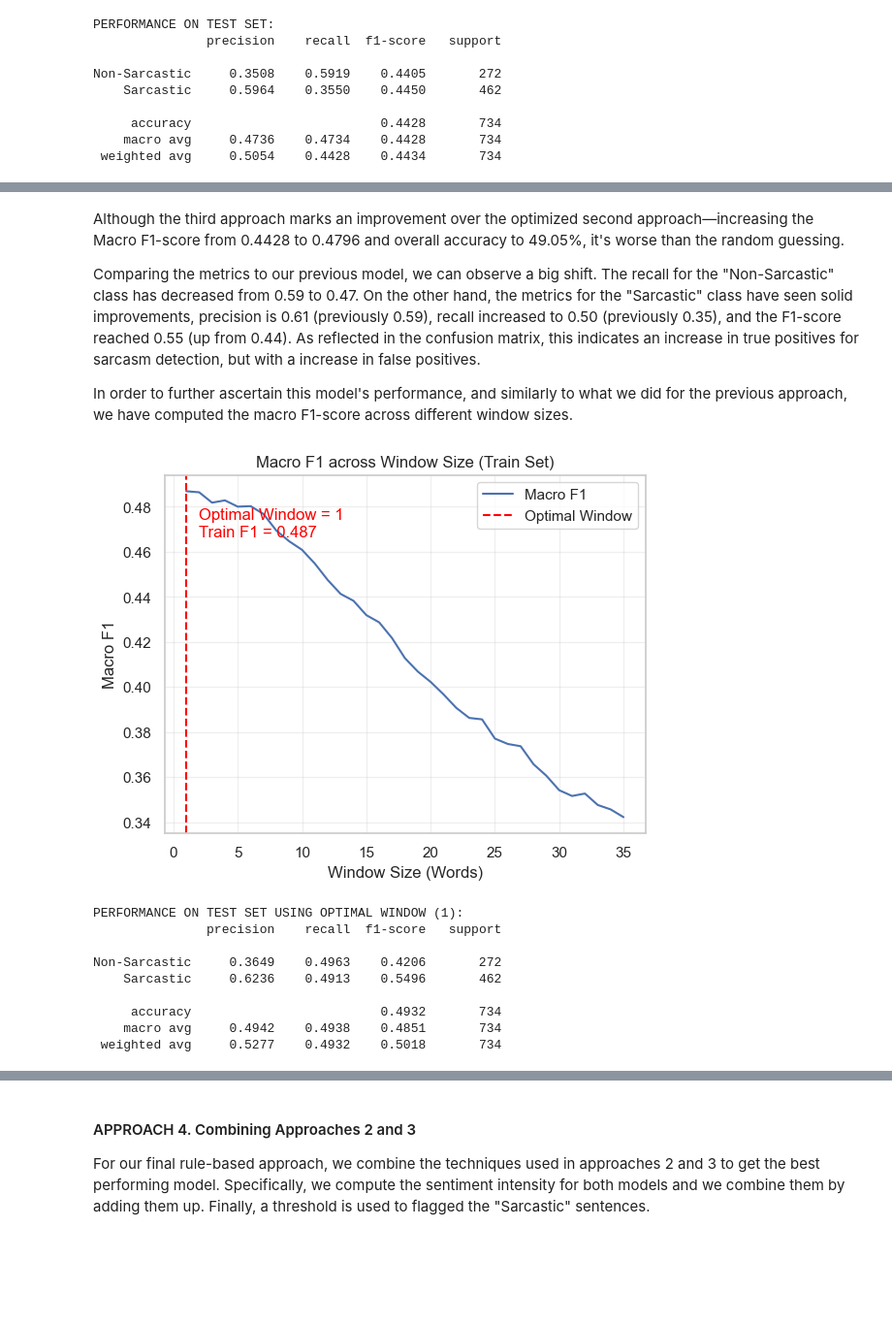
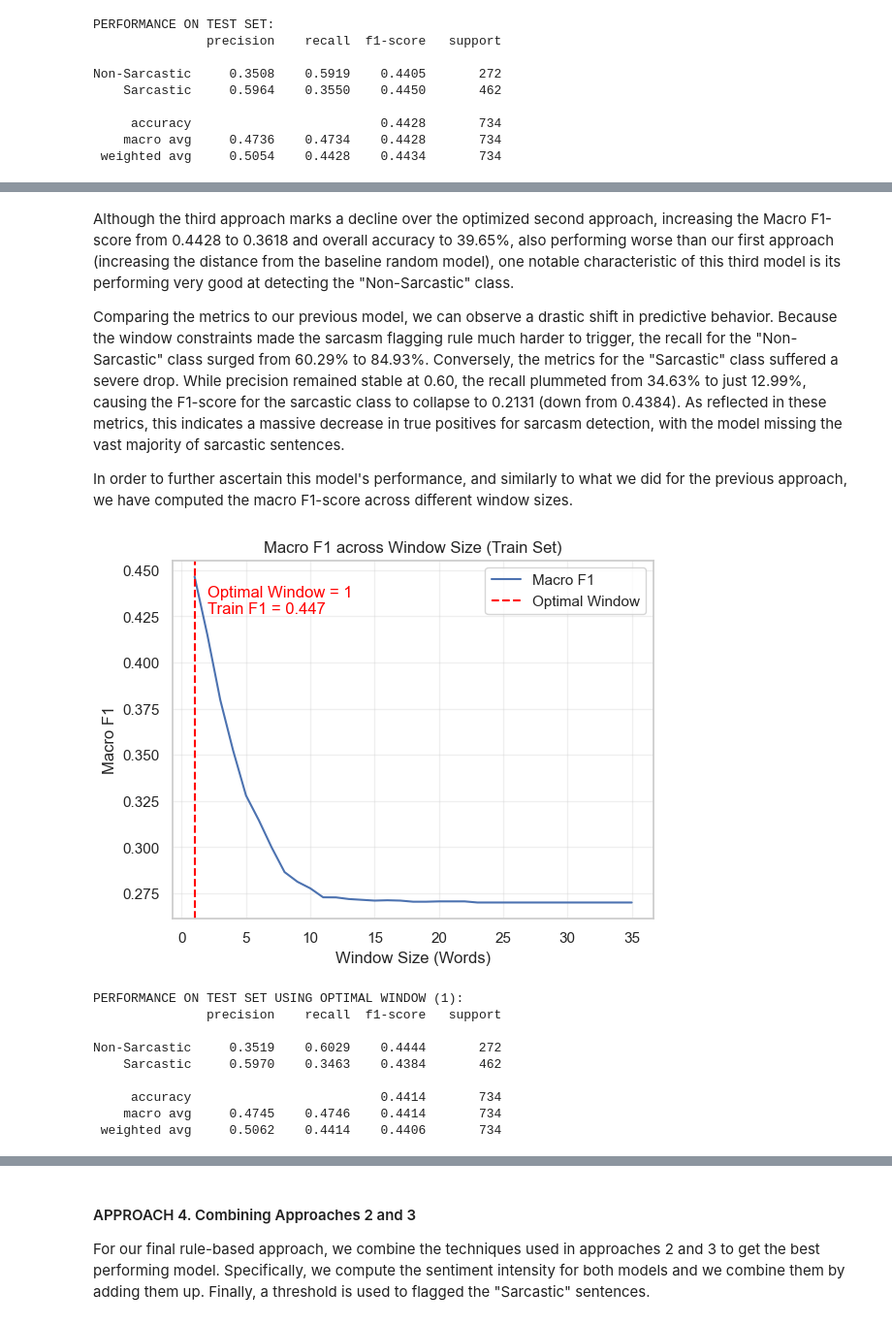
Before and after one commit to ericGutierrezM/sarcasm_text_classification, a Jupyter notebook: notebooks/part_1.ipynb, the cells around one changed output, grey strips where cells are left out. Shown at 97% size. Saved outputs shown, nothing was run; the diff lists cells and outputs as text; code cells hidden in the pictures; blank space fills up the shorter version.

```diff
--- a/notebooks/part_1.ipynb
+++ b/notebooks/part_1.ipynb
@@ -807,8 +859,8 @@ def apply_approach_2(df_input):
     max_scores = df[score_cols].max(axis=1)
     min_scores = df[score_cols].min(axis=1)
 
-    # Identify strong opposing splits within a sentence (0.5 and -0.5 as the thresholds)
-    df['pred_sarcasm_v2'] = (max_scores >= 0.5) & (min_scores <= -0.5)
+    # Identify strong opposing splits within a sentence (0.05 and -0.05 as the thresholds)
+    df['pred_sarcasm_v2'] = (max_scores > 0.05) & (min_scores < -0.05)
     df['pred_sarcasm_v2'] = np.where(df['pred_sarcasm_v2'], 'Sarcastic', 'Non-Sarcastic')
 
     return df
@@ -915,15 +969,18 @@ def get_window_extremes(text, window_size=2):
     if pd.isna(text) or not str(text).strip():
         return 0.0, 0.0
 
-    words = str(text).split()
+    splits = re.split(r'[,.?]+', str(text))
+
+    # Opcional: Si vols eliminar els espais en blanc o elements buits que puguin quedar a la llista:
+    splits = [word.strip() for word in splits if word.strip()]
 
     # If the sentence is shorter than the window, just score the whole sentence
-    if len(words) <= window_size:
+    if len(splits) <= window_size:
         score = analyzer.polarity_scores(text)['compound']
         return score, score
 
     # Generate the overlapping windows
-    windows = [' '.join(words[i:i+window_size]) for i in range(len(words) - window_size + 1)]
+    windows = [' '.join(splits[i:i+window_size]) for i in range(len(splits) - window_size + 1)]
 
     # Calculate the VADER compound score for each window
     scores = [analyzer.polarity_scores(w)['compound'] for w in windows]
@@ -939,7 +996,7 @@ df_test[['max_score', 'min_score']] = df_test['Sentence'].apply(
 )
 
 # Identify strong splits within a window using your threshold limits
-df_test['pred_sarcasm_v3'] = (df_test['max_score'] > 0.05) & (df_test['min_score'] < -0.05)
+df_test['pred_sarcasm_v3'] = (df_test['max_score'] > 0) & (df_test['min_score'] < 0)
 df_test['pred_sarcasm_v3'] = np.where(df_test['pred_sarcasm_v3'], 'Sarcastic', 'Non-Sarcastic')
 # %%
 # Evaluation on test set
@@ -974,7 +1031,7 @@ MACRO F1-SCORE: 0.4796
 # %% [markdown]
-Although the third approach marks an improvement over the optimized second approach—increasing the Macro F1-score from 0.4428 to 0.4796 and overall accuracy to 49.05%, it's worse than the random guessing.
+Although the third approach marks a decline over the optimized second approach, increasing the Macro F1-score from 0.4428 to 0.3618 and overall accuracy to 39.65%, also performing worse than our first approach (increasing the distance from the baseline random model), one notable characteristic of this third model is its performing very good at detecting the "Non-Sarcastic" class.
 
-Comparing the metrics to our previous model, we can observe a big shift. The recall for the "Non-Sarcastic" class has decreased from 0.59 to 0.47. On the other hand, the metrics for the "Sarcastic" class have seen solid improvements, precision is 0.61 (previously 0.59), recall increased to 0.50 (previously 0.35), and the F1-score reached 0.55 (up from 0.44). As reflected in the confusion matrix, this indicates an increase in true positives for sarcasm detection, but with a increase in false positives.
+Comparing the metrics to our previous model, we can observe a drastic shift in predictive behavior. Because the window constraints made the sarcasm flagging rule much harder to trigger, the recall for the "Non-Sarcastic" class surged from 60.29% to 84.93%. Conversely, the metrics for the "Sarcastic" class suffered a severe drop. While precision remained stable at 0.60, the recall plummeted from 34.63% to just 12.99%, causing the F1-score for the sarcastic class to collapse to 0.2131 (down from 0.4384). As reflected in these metrics, this indicates a massive decrease in true positives for sarcasm detection, with the model missing the vast majority of sarcastic sentences.
 
 In order to further ascertain this model's performance, and similarly to what we did for the previous approach, we have computed the macro F1-score across different window sizes.
 # %%
@@ -988,45 +1045,45 @@ for window in window_list:
         lambda x: pd.Series(get_window_extremes(x, window_size=window))
     )
 
-    pred = (df_train['max_score'] > 0.05) & (df_train['min_score'] < -0.05)
+    pred = (df_train['max_score'] > 0) & (df_train['min_score'] < 0)
     pred_labels = np.where(pred, 'Sarcastic', 'Non-Sarcastic')
     f1_scores.append(f1_score(y_train, pred_labels, average='macro', zero_division=0))
 
 # Plotting
 plt.plot(window_list, f1_scores, label='Macro F1')
 plt.title('Macro F1 across Window Size (Train Set)')
 plt.xlabel('Window Size (Words)')
 plt.ylabel('Macro F1')
 
 optimal_window = window_list[[f == max(f1_scores) for f in f1_scores].index(True)]
 
 plt.axvline(x=optimal_window, color='red', linestyle='--', label='Optimal Window')
 plt.annotate(f'Optimal Window = {optimal_window}\nTrain F1 = {round(max(f1_scores),3)}',
              (optimal_window + 1, max(f1_scores) - 0.02), color='red')
 
 plt.grid(alpha=0.3)
 plt.legend()
 plt.show()
 
 # Evaluation on test
 df_test[['max_score', 'min_score']] = df_test['Sentence'].apply(
     lambda x: pd.Series(get_window_extremes(x, window_size=optimal_window))
 )
 
 test_pred = (df_test['max_score'] > 0.05) & (df_test['min_score'] < -0.05)
 df_test['pred_sarcasm_v3_opt'] = np.where(test_pred, 'Sarcastic', 'Non-Sarcastic')
 
 print(f"PERFORMANCE ON TEST SET USING OPTIMAL WINDOW ({optimal_window}):")
 print(classification_report(y_test, df_test['pred_sarcasm_v3_opt'], digits=4, zero_division=0))
 # %% [output]
-[figure, old version]
+[figure, new version]
 PERFORMANCE ON TEST SET USING OPTIMAL WINDOW (1):
                precision    recall  f1-score   support
 
-Non-Sarcastic     0.3649    0.4963    0.4206       272
-    Sarcastic     0.6236    0.4913    0.5496       462
+Non-Sarcastic     0.3519    0.6029    0.4444       272
+    Sarcastic     0.5970    0.3463    0.4384       462
 
-     accuracy                         0.4932       734
-    macro avg     0.4942    0.4938    0.4851       734
- weighted avg     0.5277    0.4932    0.5018       734
+     accuracy                         0.4414       734
+    macro avg     0.4745    0.4746    0.4414       734
+ weighted avg     0.5062    0.4414    0.4406       734
 # %% [markdown]
```
Also changed, not shown: parts of 24 cells of this notebook.
